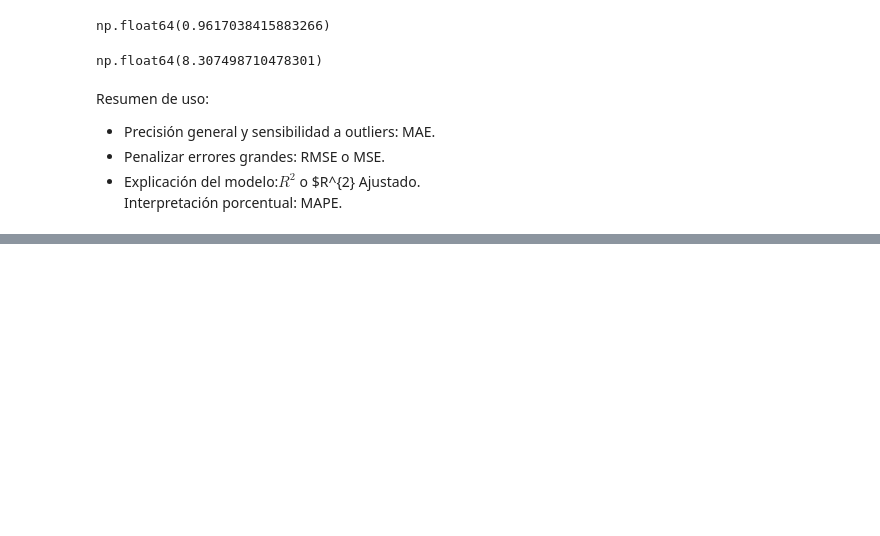
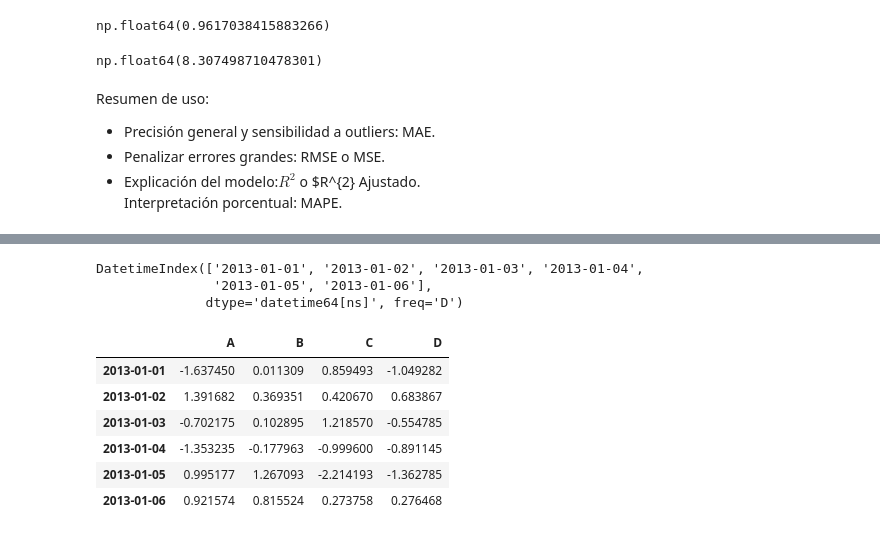
Before and after one commit to m-ony/mineria-de-datos, a Jupyter notebook: Minería_de_Datos.ipynb, the cells around one changed output, grey strips where cells are left out. Cells and saved outputs as stored; diff of their text form; code cells hidden in the pictures; blank space fills up the shorter version.

```diff
--- a/Minería_de_Datos.ipynb
+++ b/Minería_de_Datos.ipynb
@@ -979,0 +1001,20 @@ Interpretación porcentual: MAPE.
+# %%
+dates = pd.date_range("20130101", periods=6)
+#donde comienza , periodos. Y hace un rango
+dates
+# %% [output]
+DatetimeIndex(['2013-01-01', '2013-01-02', '2013-01-03', '2013-01-04',
+               '2013-01-05', '2013-01-06'],
+              dtype='datetime64[ns]', freq='D')
+# %%
+df = pd.DataFrame(np.random.randn(6, 4), index=dates, columns=list("ABCD"))
+#columnas -> abcd, indice -> dataframe
+df
+# %% [output]
+|  | A | B | C | D |
+| 2013-01-01 | -1.637450 | 0.011309 | 0.859493 | -1.049282 |
+| 2013-01-02 | 1.391682 | 0.369351 | 0.420670 | 0.683867 |
+| 2013-01-03 | -0.702175 | 0.102895 | 1.218570 | -0.554785 |
+| 2013-01-04 | -1.353235 | -0.177963 | -0.999600 | -0.891145 |
+| 2013-01-05 | 0.995177 | 1.267093 | -2.214193 | -1.362785 |
+| 2013-01-06 | 0.921574 | 0.815524 | 0.273758 | 0.276468 |
```
Also changed, not shown: parts of 19 cells of this notebook.
